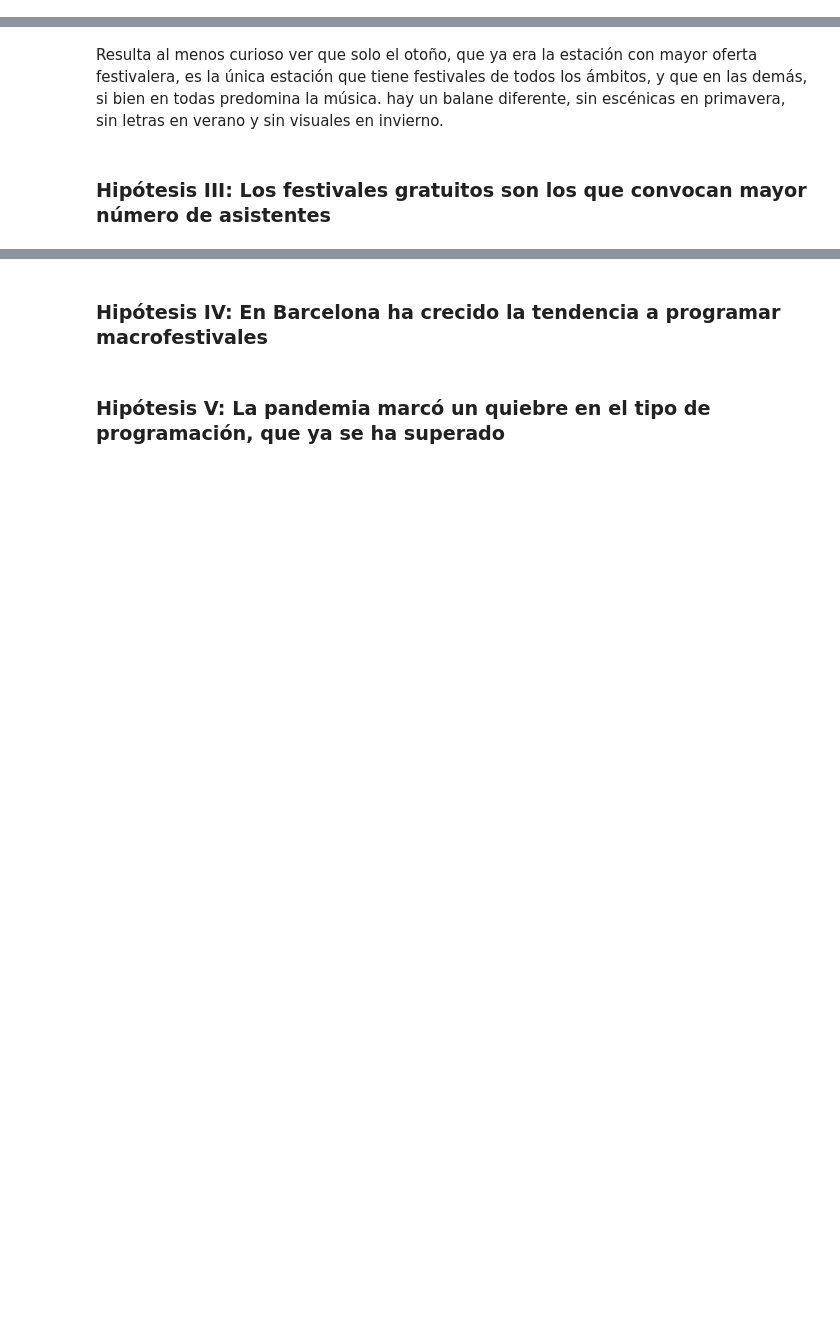
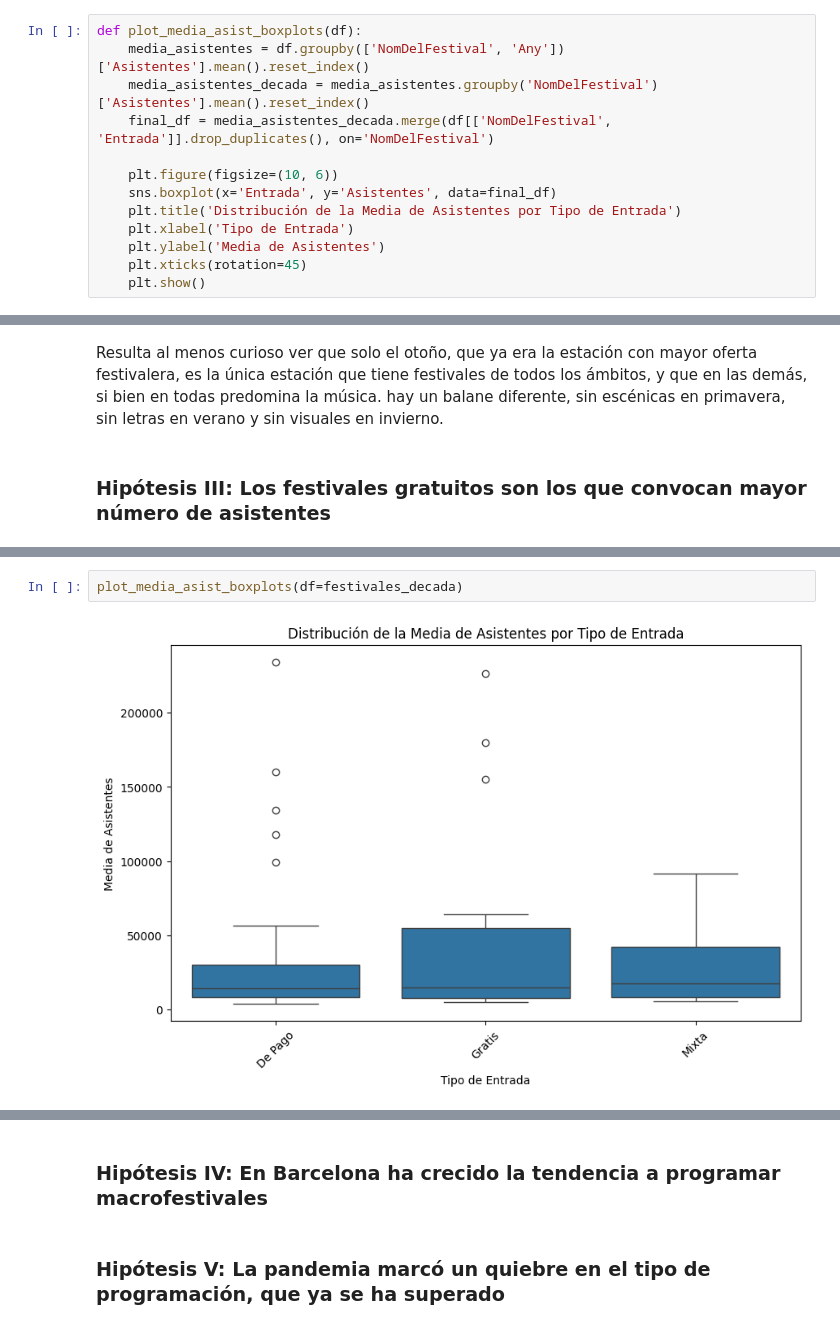
Before and after one commit to marosor/ONLINE_DS_THEBRIDGE_marosor, a Jupyter notebook: EDA/Memoria EDA.ipynb, the cells around one changed output, grey strips where cells are left out. Cells and saved outputs as stored; diff of their text form; blank space fills up the shorter version.

```diff
--- a/EDA/Memoria EDA.ipynb
+++ b/EDA/Memoria EDA.ipynb
@@ -45,3 +62,16 @@ import seaborn as sns
+# %%
+def plot_media_asist_boxplots(df):
+    media_asistentes = df.groupby(['NomDelFestival', 'Any'])['Asistentes'].mean().reset_index()
+    media_asistentes_decada = media_asistentes.groupby('NomDelFestival')['Asistentes'].mean().reset_index()
+    final_df = media_asistentes_decada.merge(df[['NomDelFestival', 'Entrada']].drop_duplicates(), on='NomDelFestival')
+
+    plt.figure(figsize=(10, 6))
+    sns.boxplot(x='Entrada', y='Asistentes', data=final_df)
+    plt.title('Distribución de la Media de Asistentes por Tipo de Entrada')
+    plt.xlabel('Tipo de Entrada')
+    plt.ylabel('Media de Asistentes')
+    plt.xticks(rotation=45)
+    plt.show()
 # %% [markdown]
 #### Importación de datos
 Y estas son las tablas que he usado como punto de partida para mi EDA:
@@ -255,0 +306,4 @@ Resulta al menos curioso ver que solo el otoño, que ya era la estación con may
+# %%
+plot_media_asist_boxplots(df=festivales_decada)
+# %% [output]
+[figure, added]
```
Also changed, not shown: parts of 14 cells of this notebook, 15 other files.
